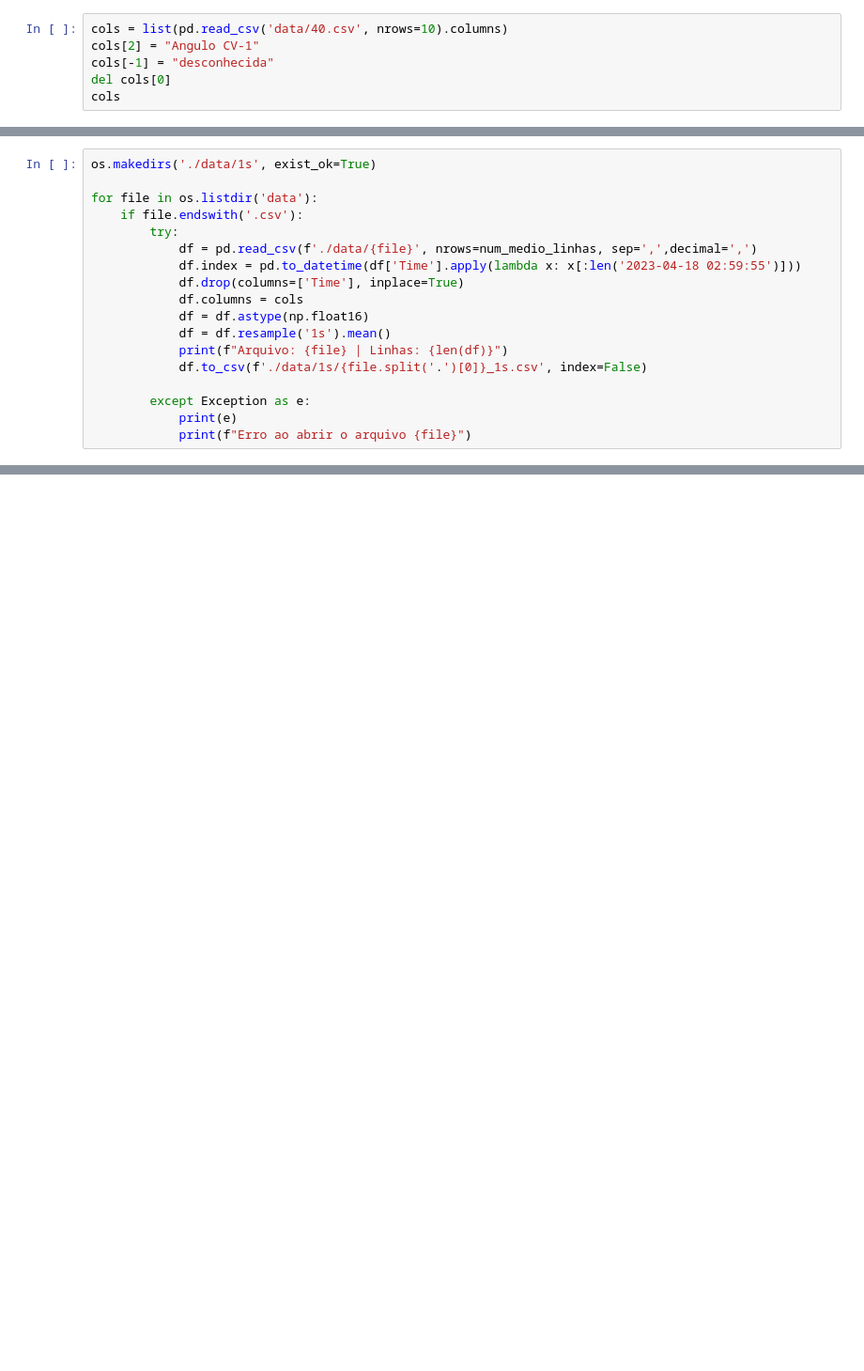
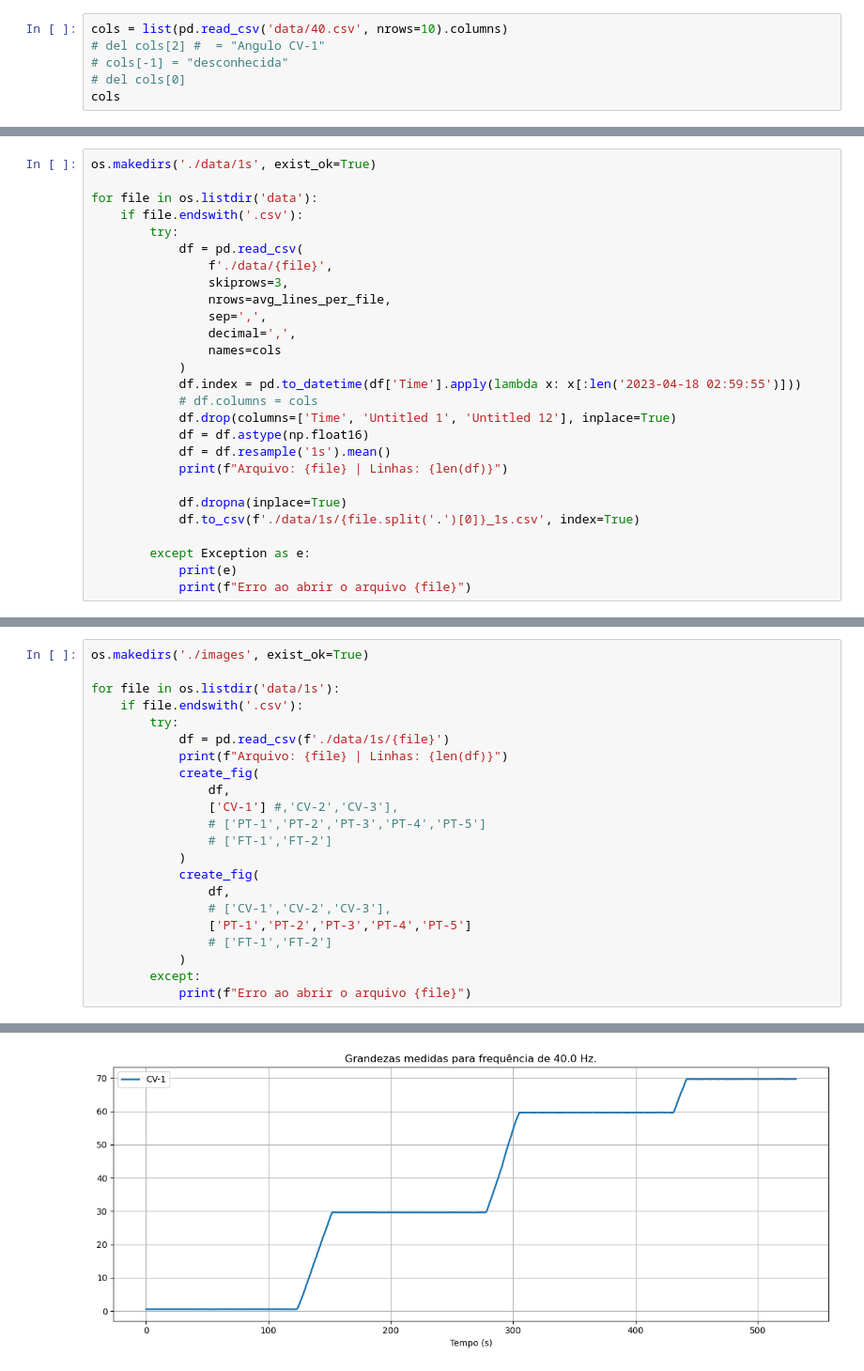
Before and after one commit to Miguel-mmf/smart-automation, a Jupyter notebook: ava02/pt2/analise_exploratoria.ipynb, the cells around one changed output, grey strips where cells are left out. Shown at 94% size. Drawn from its saved outputs; the diff is of its cells as text; blank space fills up the shorter version.

```diff
--- a/ava02/pt2/analise_exploratoria.ipynb
+++ b/ava02/pt2/analise_exploratoria.ipynb
@@ -25,7 +52,7 @@ convert /home/enacom/Documentos/github/smart-automation/ava02/pt2/38.xlsx as a C
 # %%
 cols = list(pd.read_csv('data/40.csv', nrows=10).columns)
-cols[2] = "Angulo CV-1"
-cols[-1] = "desconhecida"
-del cols[0]
+# del cols[2] #  = "Angulo CV-1"
+# cols[-1] = "desconhecida"
+# del cols[0]
 cols
 # %% [output]
@@ -76,14 +113,23 @@ os.makedirs('./data/1s', exist_ok=True)
 for file in os.listdir('data'):
     if file.endswith('.csv'):
         try:
-            df = pd.read_csv(f'./data/{file}', nrows=num_medio_linhas, sep=',',decimal=',')
+            df = pd.read_csv(
+                f'./data/{file}',
+                skiprows=3,
+                nrows=avg_lines_per_file,
+                sep=',',
+                decimal=',',
+                names=cols
+            )
             df.index = pd.to_datetime(df['Time'].apply(lambda x: x[:len('2023-04-18 02:59:55')]))
-            df.drop(columns=['Time'], inplace=True)
-            df.columns = cols
+            # df.columns = cols
+            df.drop(columns=['Time', 'Untitled 1', 'Untitled 12'], inplace=True)
             df = df.astype(np.float16)
             df = df.resample('1s').mean()
             print(f"Arquivo: {file} | Linhas: {len(df)}")
-            df.to_csv(f'./data/1s/{file.split('.')[0]}_1s.csv', index=False)
+
+            df.dropna(inplace=True)
+            df.to_csv(f'./data/1s/{file.split('.')[0]}_1s.csv', index=True)
 
         except Exception as e:
             print(e)
@@ -102,0 +179,23 @@ Arquivo: 30.csv | Linhas: 548
+# %%
+os.makedirs('./images', exist_ok=True)
+
+for file in os.listdir('data/1s'):
+    if file.endswith('.csv'):
+        try:
+            df = pd.read_csv(f'./data/1s/{file}')
+            print(f"Arquivo: {file} | Linhas: {len(df)}")
+            create_fig(
+                df,
+                ['CV-1'] #,'CV-2','CV-3'],
+                # ['PT-1','PT-2','PT-3','PT-4','PT-5']
+                # ['FT-1','FT-2']
+            )
+            create_fig(
+                df,
+                # ['CV-1','CV-2','CV-3'],
+                ['PT-1','PT-2','PT-3','PT-4','PT-5']
+                # ['FT-1','FT-2']
+            )
+        except:
+            print(f"Erro ao abrir o arquivo {file}")
+# %% [output]
@@ -102,0 +214 @@ Arquivo: 30.csv | Linhas: 548
+[figure, added]
```
Also changed, not shown: parts of 21 cells of this notebook.
